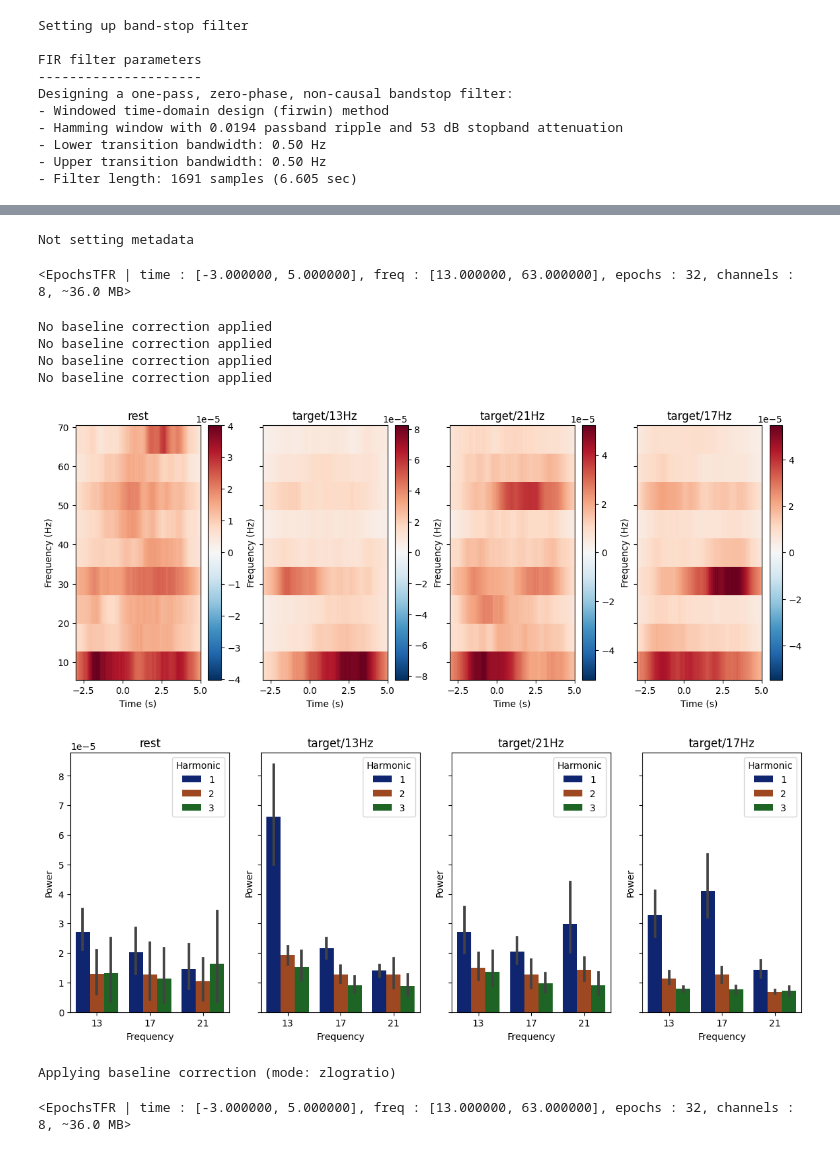
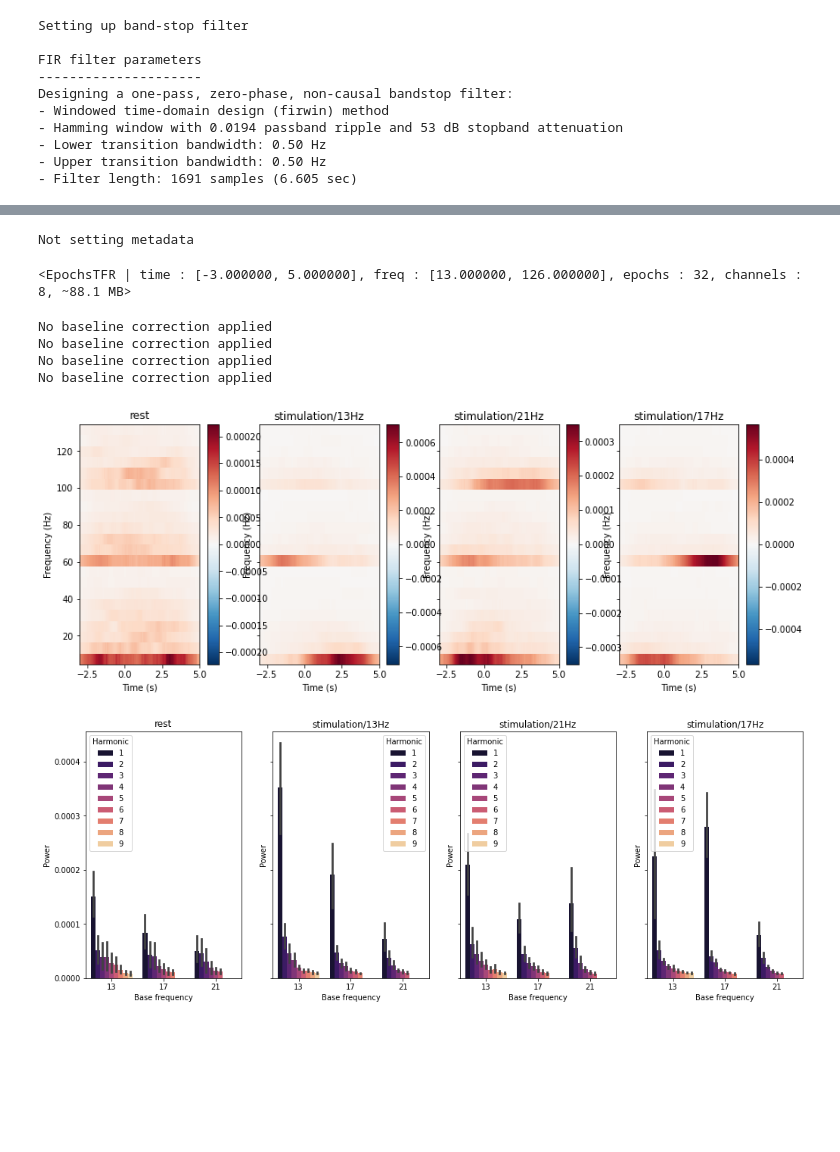
Before and after one commit to NeuroTech-Leuven/ssvep-workshop, a Jupyter notebook: notebooks/2b_ssvep_preprocessing_solution.ipynb, the cells around one changed output, grey strips where cells are left out. Saved outputs shown, nothing was run; the diff lists cells and outputs as text; code cells hidden in the pictures; blank space fills up the shorter version.

```diff
--- a/notebooks/2b_ssvep_preprocessing_solution.ipynb
+++ b/notebooks/2b_ssvep_preprocessing_solution.ipynb
@@ -29,2 +54,4 @@ Effective window size : 8.000 (s)
 # %%
-_ = raw.set_eeg_reference('average')
+# Since no far-away electrodes that contain other brain activity
+# but not the activity of interest are present, rereferencing can be ommitted here.
+#_ = raw.set_eeg_reference('average')
@@ -61,12 +105,7 @@ Effective window size : 8.000 (s)
 # %%
-from mne import find_events, Epochs
-
-events = find_events(raw)
 event_id = {
     'rest': 1,
-    'target/13Hz': 2,
-    'target/21Hz': 3,
-    'target/17Hz': 4,
-
+    'stimulation/13Hz': 2,
+    'stimulation/21Hz': 3,
+    'stimulation/17Hz': 4,
 }
-epochs = Epochs(raw, events=events, event_id=event_id, tmin=-3, tmax=5, baseline=(None,0), preload=True)
@@ -83,11 +135,9 @@ Using data from preloaded Raw for 32 events and 2049 original time points ...
 # %%
-import matplotlib.pyplot as plt
-
-fig, axs = plt.subplots(1,4, figsize=(14,5), sharex=True, sharey=True)
+fig, axs = plt.subplots(1,4, figsize=(17,6), sharex=True, sharey=True)
 for i,label in enumerate(event_id.keys()):
-    axs[i].axvline([0,13,21,17][i], color='red', alpha=0.3)
+    axs[i].axvline(target_frequencies[i], color='red', alpha=0.3)
     epochs[label].plot_psd(
-        sphere=sphere, tmin=0, tmax=None, show=False, ax=axs[i],
+        sphere=sphere, tmin=0, fmax=64, show=False, ax=axs[i],
     )
     axs[i].set_title(label)
 fig.show()
@@ -100,45 +156,42 @@ fig.show()
 # %%
 import numpy as np
 from mne.time_frequency import tfr_multitaper
-freqs = np.array([13,13*2,13*3,17,17*2,17*3,21,21*2,21*3])
+
+base_freqs = np.array([13]*9 + [17]*7 + [21]*6)
+harmonics = np.array([1,2,3,4,5,6,7,8,9,1,2,3,4,5,6,7,1,2,3,4,5,6])
+freqs = base_freqs*harmonics
 n_cycles = freqs*3
 epochs_tfr = tfr_multitaper(epochs, freqs=freqs, n_cycles=n_cycles, average=False, return_itc=False)
 epochs_tfr
 # %% [output]
 Not setting metadata
-<EpochsTFR | time : [-3.000000, 5.000000], freq : [13.000000, 63.000000], epochs : 32, channels : 8, ~36.0 MB>
+<EpochsTFR | time : [-3.000000, 5.000000], freq : [13.000000, 126.000000], epochs : 32, channels : 8, ~88.1 MB>
 # %%
-#fig, axs = plt.subplots(1,4, figsize=(14,5), sharex=True, sharey=True)
-#for i,label in enumerate(event_id.keys()):
-#    avg_all_chans = epochs_tfr[label].average().plot(show=False, combine='mean', axes=axs[i])
-#    axs[i].set_title(label)
-#fig.show()
+fig, axs = plt.subplots(1,4, figsize=(14,5), sharex=True, sharey=True)
+for i,label in enumerate(event_id.keys()):
+    avg_all_chans = epochs_tfr[label].average().plot(show=False, combine='mean', axes=axs[i])
+    axs[i].set_title(label)
+fig.show()
 # %% [output]
 No baseline correction applied
 No baseline correction applied
 No baseline correction applied
 No baseline correction applied
-[figure, old version]
+[figure, new version]
 # %%
 import seaborn as sns
 import pandas as pd
 
-fig, axs = plt.subplots(1,4, figsize=(14,5), sharex=True, sharey=True)
+fig, axs = plt.subplots(1,4, figsize=(17,6), sharex=True, sharey=True)
 
 for i,label in enumerate(event_id.keys()):
-    post_stim = epochs_tfr[label].crop(tmin=0)
-    avg_chan_power = post_stim.data.mean(axis=(1,3))
-    df = pd.DataFrame(avg_chan_power.T, columns=epochs.ch_names[:-1])
-    df['Frequency'] = [13,13,13,17,17,17,21,21,21]
-    df['Harmonic'] = [1,2,3,1,2,3,1,2,3]
-    df = df.melt(id_vars=[ 'Frequency', 'Harmonic',], value_vars=epochs.ch_names[:-1], value_name='Power')
-    sns.barplot(data=df, x='Frequency', hue='Harmonic', y='Power', ax=axs[i], palette="dark")
+    avg_chan_power = epochs_tfr[label].data.mean(axis=(1,3))
+    df = pd.DataFrame(avg_chan_power.T)
+    df['Base frequency'] = base_freqs
+    df['Harmonic'] = harmonics
+    df = df.melt(id_vars=['Base frequency', 'Harmonic'], value_name='Power')
+    sns.barplot(data=df, x='Base frequency', hue='Harmonic', y='Power', ax=axs[i], palette='magma')
     axs[i].set_title(label)
 fig.show()
 # %% [output]
-[figure, old version]
+[figure, new version]
-# %%
-epochs_tfr.apply_baseline((-2.5, 0), mode='zlogratio')
-# %% [output]
-Applying baseline correction (mode: zlogratio)
-<EpochsTFR | time : [-3.000000, 5.000000], freq : [13.000000, 63.000000], epochs : 32, channels : 8, ~36.0 MB>
```
Also changed, not shown: parts of 25 cells of this notebook, 2 other files.
